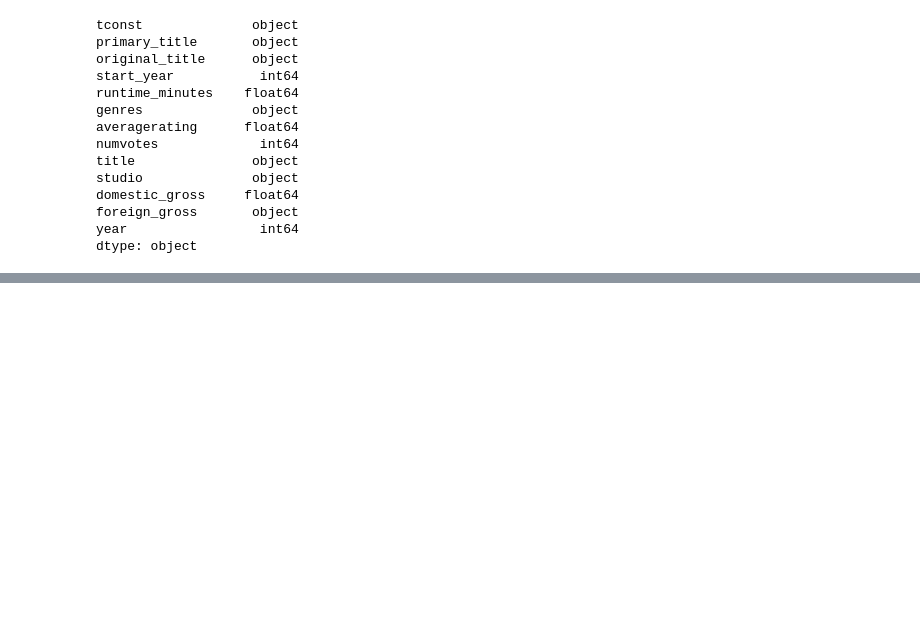
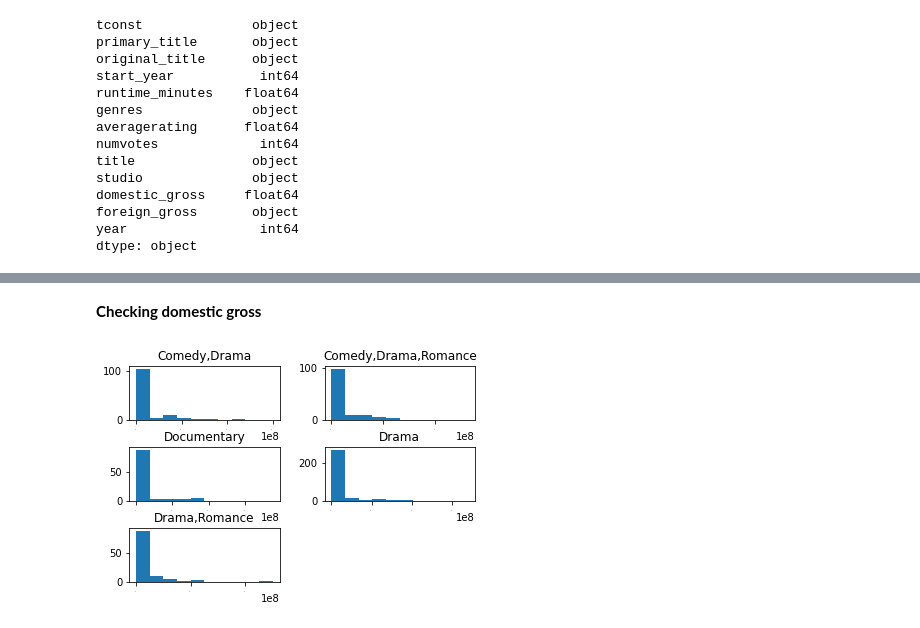
Before and after one commit to rcasey106/dsc-phase-1-project-v2-3, a Jupyter notebook: Phase1_project.ipynb, the cells around one changed output, grey strips where cells are left out. Saved outputs shown, nothing was run; the diff lists cells and outputs as text; code cells hidden in the pictures; blank space fills up the shorter version.

```diff
--- a/Phase1_project.ipynb
+++ b/Phase1_project.ipynb
@@ -173 +176,7 @@ all3.groupby('genres')['FOREIGN_GROSS'].describe() #working correctly now
+# %% [markdown]
+**Checking domestic gross**
+# %%
+merged_genres['domestic_gross'].hist(xlabelsize = 0.1, by=merged_genres['genres']);
+# %% [output]
+[figure, added]
 # %%
```
Also changed, not shown: parts of 41 cells of this notebook.
